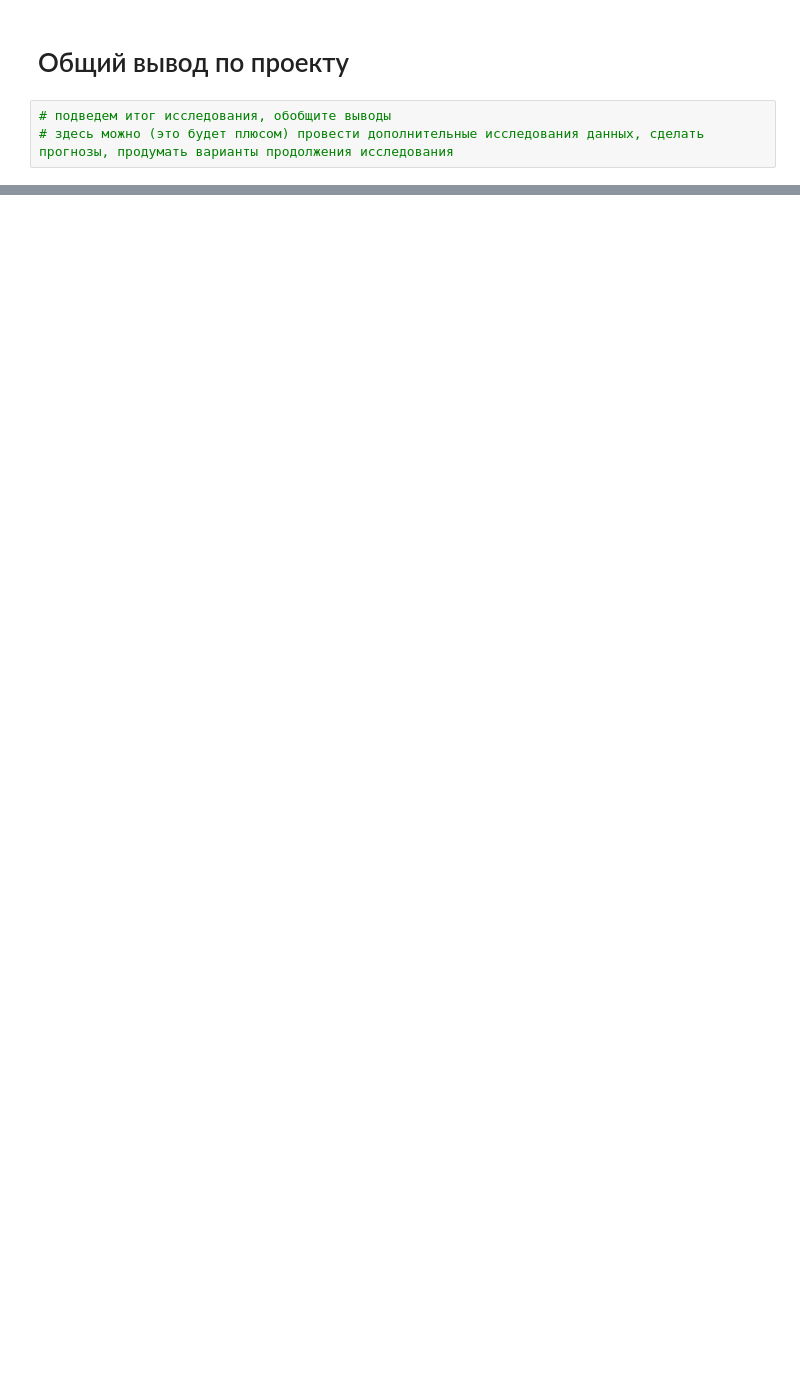
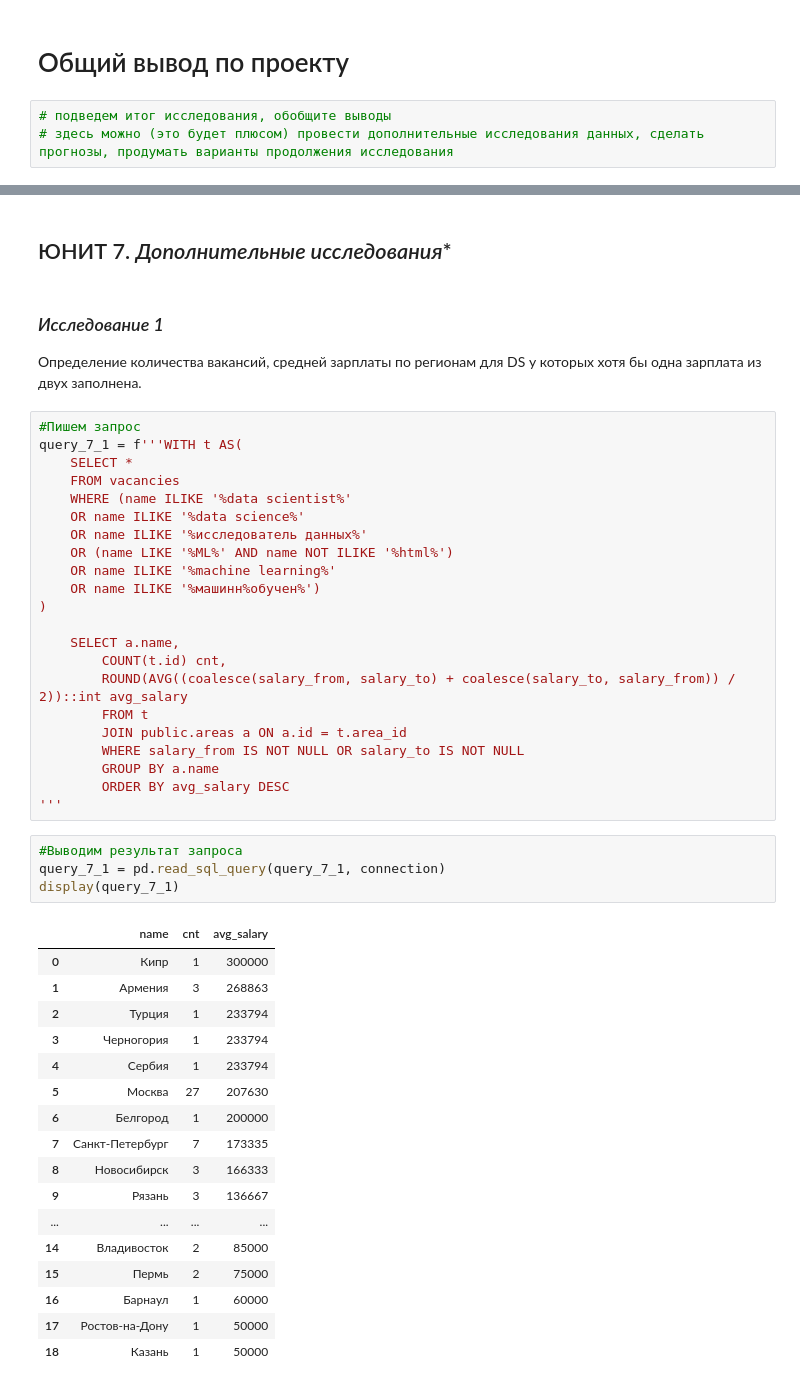
Before and after one commit to ret4ed/Sf_DS_game_1, a Jupyter notebook: Skillfactory/Project_2_Подгрузка новых данных. Уточнение анализа/Project_2.ipynb, the cells around one changed output, grey strips where cells are left out. Saved outputs shown, nothing was run; the diff lists cells and outputs as text; blank space fills up the shorter version.

```diff
--- a/Skillfactory/Project_2_Подгрузка новых данных. Уточнение анализа/Project_2.ipynb
+++ b/Skillfactory/Project_2_Подгрузка новых данных. Уточнение анализа/Project_2.ipynb
@@ -218,0 +760,49 @@ query_3_1 = f'''
+# %% [markdown]
+## ЮНИТ 7. *Дополнительные исследования**
+# %% [markdown]
+###  *Исследование 1*
+Определение количества вакансий, средней зарплаты по регионам для DS у которых хотя бы одна зарплата из двух заполнена.
+# %%
+#Пишем запрос
+query_7_1 = f'''WITH t AS(
+    SELECT *
+    FROM vacancies
+    WHERE (name ILIKE '%data scientist%'
+    OR name ILIKE '%data science%'
+    OR name ILIKE '%исследователь данных%'
+    OR (name LIKE '%ML%' AND name NOT ILIKE '%html%')
+    OR name ILIKE '%machine learning%'
+    OR name ILIKE '%машинн%обучен%')
+)
+
+    SELECT a.name,
+        COUNT(t.id) cnt,
+        ROUND(AVG((coalesce(salary_from, salary_to) + coalesce(salary_to, salary_from)) / 2))::int avg_salary
+        FROM t
+        JOIN public.areas a ON a.id = t.area_id
+        WHERE salary_from IS NOT NULL OR salary_to IS NOT NULL
+        GROUP BY a.name
+        ORDER BY avg_salary DESC
+'''
+# %%
+#Выводим результат запроса
+query_7_1 = pd.read_sql_query(query_7_1, connection)
+display(query_7_1)
+# %% [output]
+|  | name | cnt | avg_salary |
+| 0 | Кипр | 1 | 300000 |
+| 1 | Армения | 3 | 268863 |
+| 2 | Турция | 1 | 233794 |
+| 3 | Черногория | 1 | 233794 |
+| 4 | Сербия | 1 | 233794 |
+| 5 | Москва | 27 | 207630 |
+| 6 | Белгород | 1 | 200000 |
+| 7 | Санкт-Петербург | 7 | 173335 |
+| 8 | Новосибирск | 3 | 166333 |
+| 9 | Рязань | 3 | 136667 |
+| ... | ... | ... | ... |
+| 14 | Владивосток | 2 | 85000 |
+| 15 | Пермь | 2 | 75000 |
+| 16 | Барнаул | 1 | 60000 |
+| 17 | Ростов-на-Дону | 1 | 50000 |
+| 18 | Казань | 1 | 50000 |
```
Also changed, not shown: parts of 75 cells of this notebook, 1 other file.
